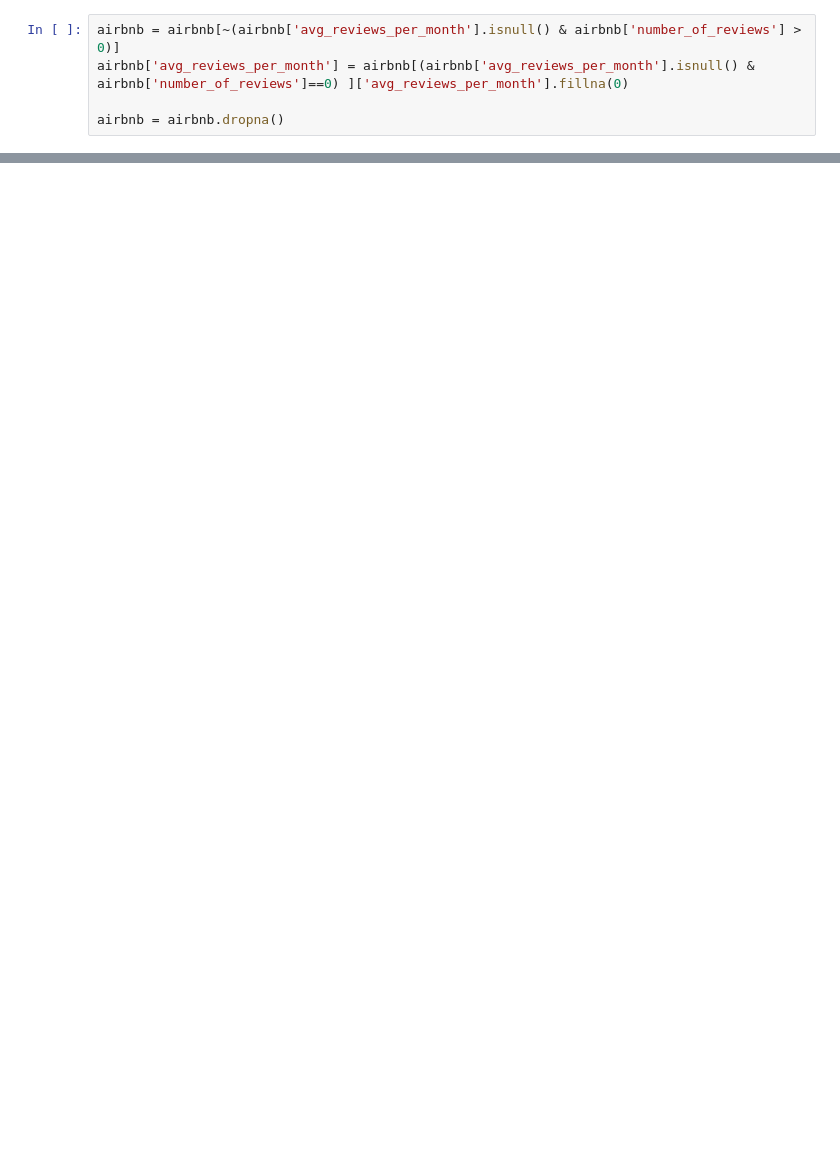
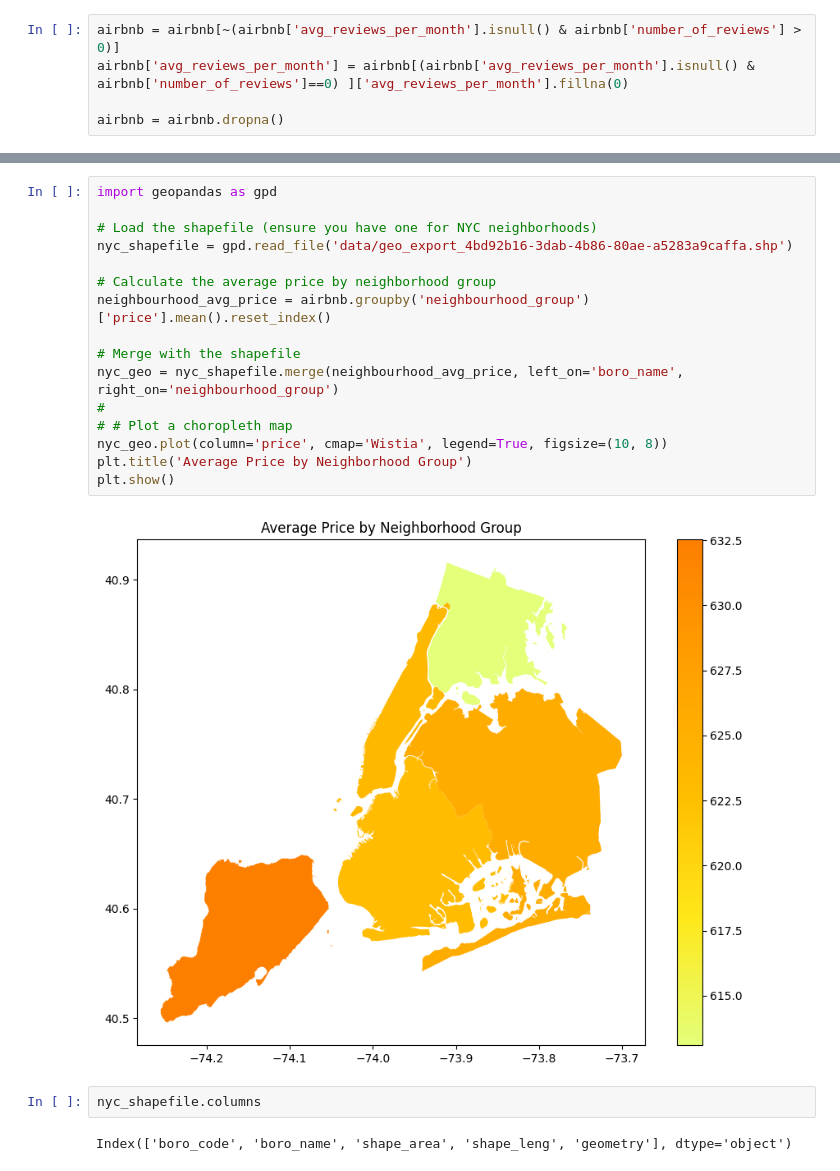
Before and after one commit to czarkom/airbnb_modelling, a Jupyter notebook: analysis.ipynb, the cells around one changed output, grey strips where cells are left out. Saved outputs shown, nothing was run; the diff lists cells and outputs as text; blank space fills up the shorter version.

```diff
--- a/analysis.ipynb
+++ b/analysis.ipynb
@@ -269,0 +257,22 @@ airbnb.groupby('host_id').size().reset_index(name='count').sort_values(by='count
+# %%
+import geopandas as gpd
+
+# Load the shapefile (ensure you have one for NYC neighborhoods)
+nyc_shapefile = gpd.read_file('data/geo_export_4bd92b16-3dab-4b86-80ae-a5283a9caffa.shp')
+
+# Calculate the average price by neighborhood group
+neighbourhood_avg_price = airbnb.groupby('neighbourhood_group')['price'].mean().reset_index()
+
+# Merge with the shapefile
+nyc_geo = nyc_shapefile.merge(neighbourhood_avg_price, left_on='boro_name', right_on='neighbourhood_group')
+#
+# # Plot a choropleth map
+nyc_geo.plot(column='price', cmap='Wistia', legend=True, figsize=(10, 8))
+plt.title('Average Price by Neighborhood Group')
+plt.show()
+# %% [output]
+[figure, added]
+# %%
+nyc_shapefile.columns
+# %% [output]
+Index(['boro_code', 'boro_name', 'shape_area', 'shape_leng', 'geometry'], dtype='object')
```
Also changed, not shown: parts of 24 cells of this notebook, 6 other files.
